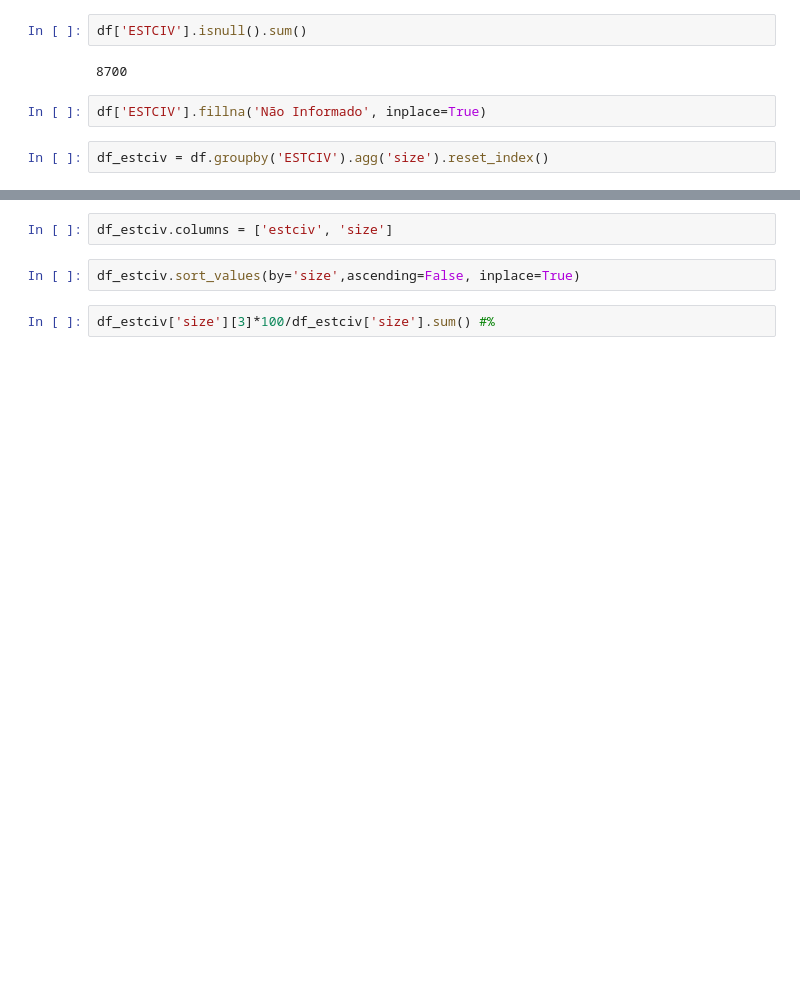
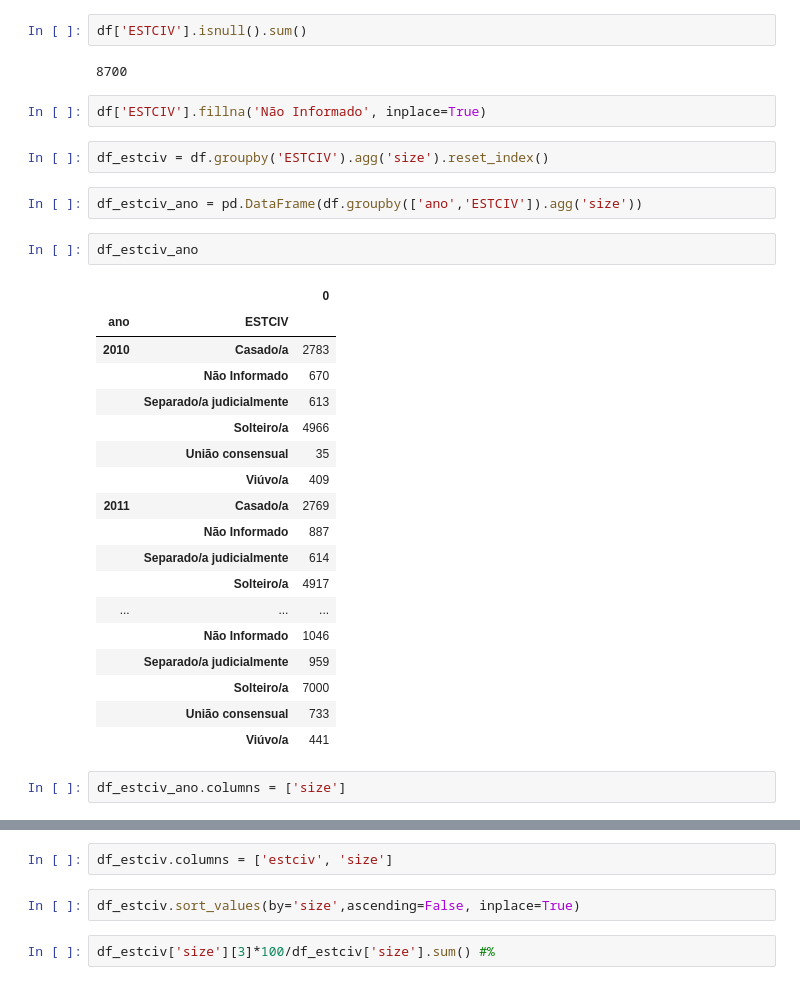
Before and after one commit to escobar-felipe/Projetos, a Jupyter notebook: Suicidio_brasil/Suicidio_brasil.ipynb, the cells around one changed output, grey strips where cells are left out. Drawn from its saved outputs; the diff is of its cells as text; blank space fills up the shorter version.

```diff
--- a/Suicidio_brasil/Suicidio_brasil.ipynb
+++ b/Suicidio_brasil/Suicidio_brasil.ipynb
@@ -707,3 +765,28 @@ df['ESTCIV'].isnull().sum()
 df['ESTCIV'].fillna('Não Informado', inplace=True)
 # %%
 df_estciv = df.groupby('ESTCIV').agg('size').reset_index()
+# %%
+df_estciv_ano = pd.DataFrame(df.groupby(['ano','ESTCIV']).agg('size'))
+# %%
+df_estciv_ano
+# %% [output]
+|  |  | 0 |
+| ano | ESTCIV |  |
+| 2010 | Casado/a | 2783 |
+|  | Não Informado | 670 |
+|  | Separado/a judicialmente | 613 |
+|  | Solteiro/a | 4966 |
+|  | União consensual | 35 |
+|  | Viúvo/a | 409 |
+| 2011 | Casado/a | 2769 |
+|  | Não Informado | 887 |
+|  | Separado/a judicialmente | 614 |
+|  | Solteiro/a | 4917 |
+| ... | ... | ... |
+|  | Não Informado | 1046 |
+|  | Separado/a judicialmente | 959 |
+|  | Solteiro/a | 7000 |
+|  | União consensual | 733 |
+|  | Viúvo/a | 441 |
+# %%
+df_estciv_ano.columns = ['size']
```
Also changed, not shown: parts of 41 cells of this notebook, 6 other files.
